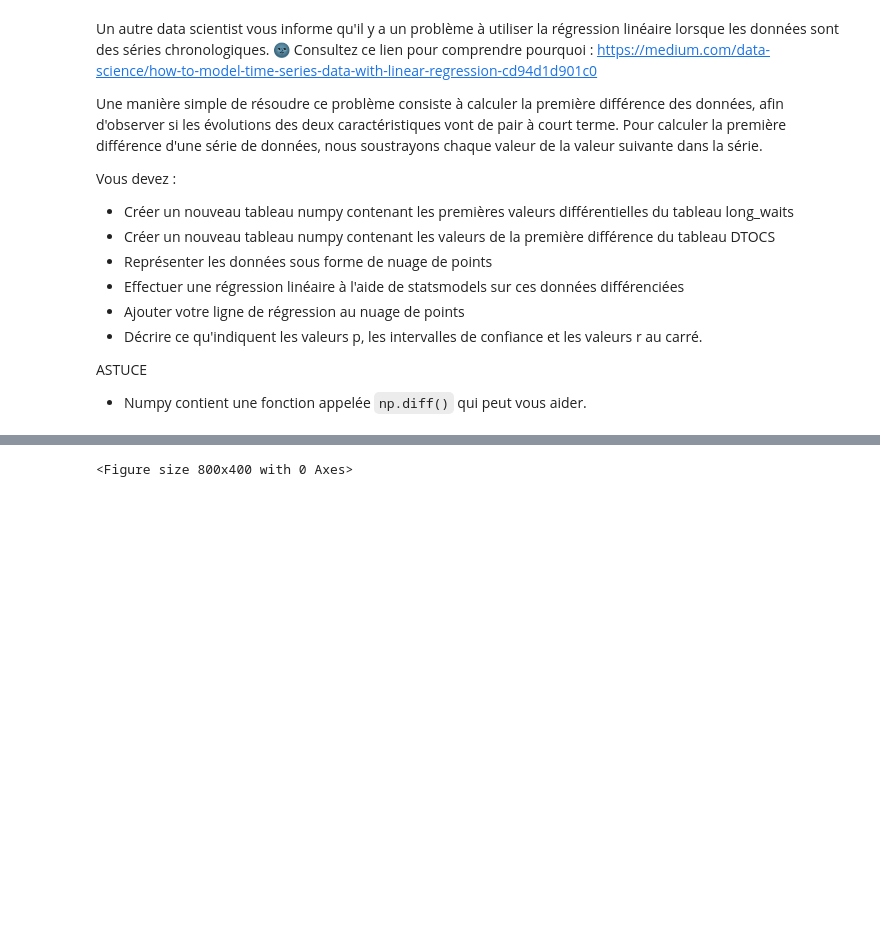
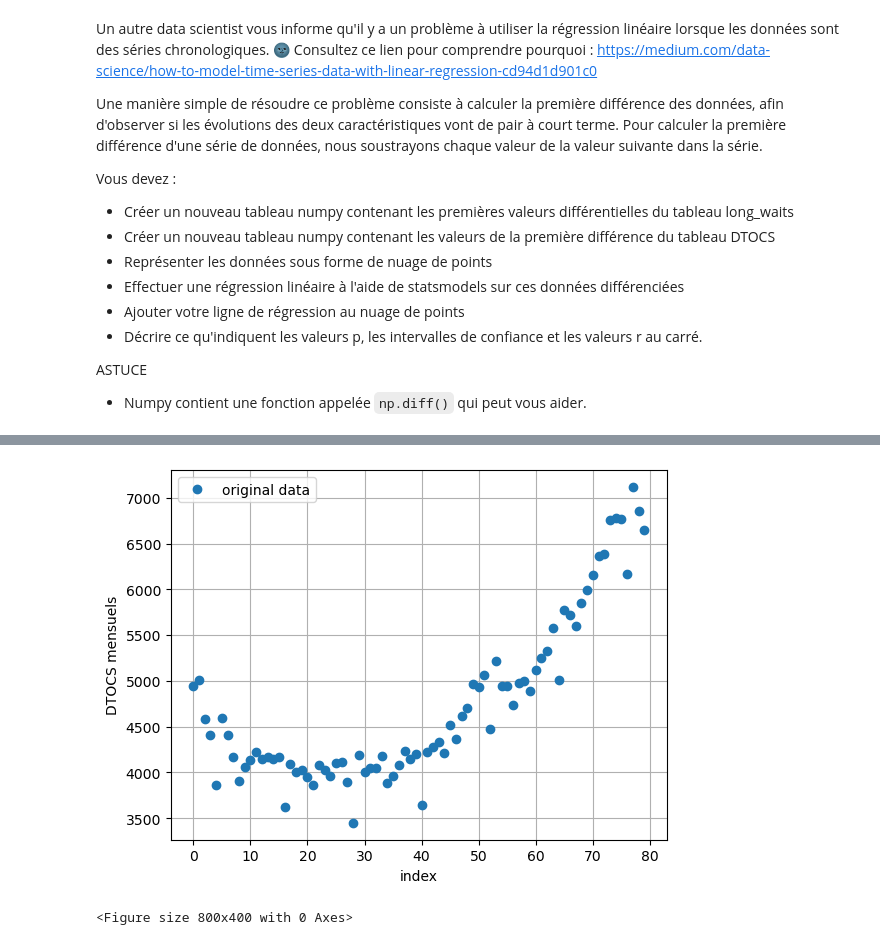
Before and after one commit to someia2026/Machine_Learning_Data_Mining, a Jupyter notebook: 01ClassicLinearRegression.ipynb, the cells around one changed output, grey strips where cells are left out. Saved outputs shown, nothing was run; the diff lists cells and outputs as text; code cells hidden in the pictures; blank space fills up the shorter version.

````diff
--- a/01ClassicLinearRegression.ipynb
+++ b/01ClassicLinearRegression.ipynb
@@ -655,3 +633,6 @@ Vous devez :
 ASTUCE
 
 * Numpy contient une fonction appelée ```np.diff()``` qui peut vous aider.
+# %%
+long_waits, dtocs = load_dtoc_dataset()
+load_dtoc_dataset()
@@ -658,3 +657,12 @@ ASTUCE
+# %%
+plt.plot(dtocs, 'o', label='original data')
+plt.xlabel('index')
+plt.ylabel('DTOCS mensuels')
+plt.grid(True)
+plt.legend()
+plt.show()
+# %% [output]
+[figure, added]
 # %%
 long_waits, dtocs = load_dtoc_dataset()
 plt.figure(figsize=(8, 4))
````
Also changed, not shown: parts of 13 cells of this notebook.
